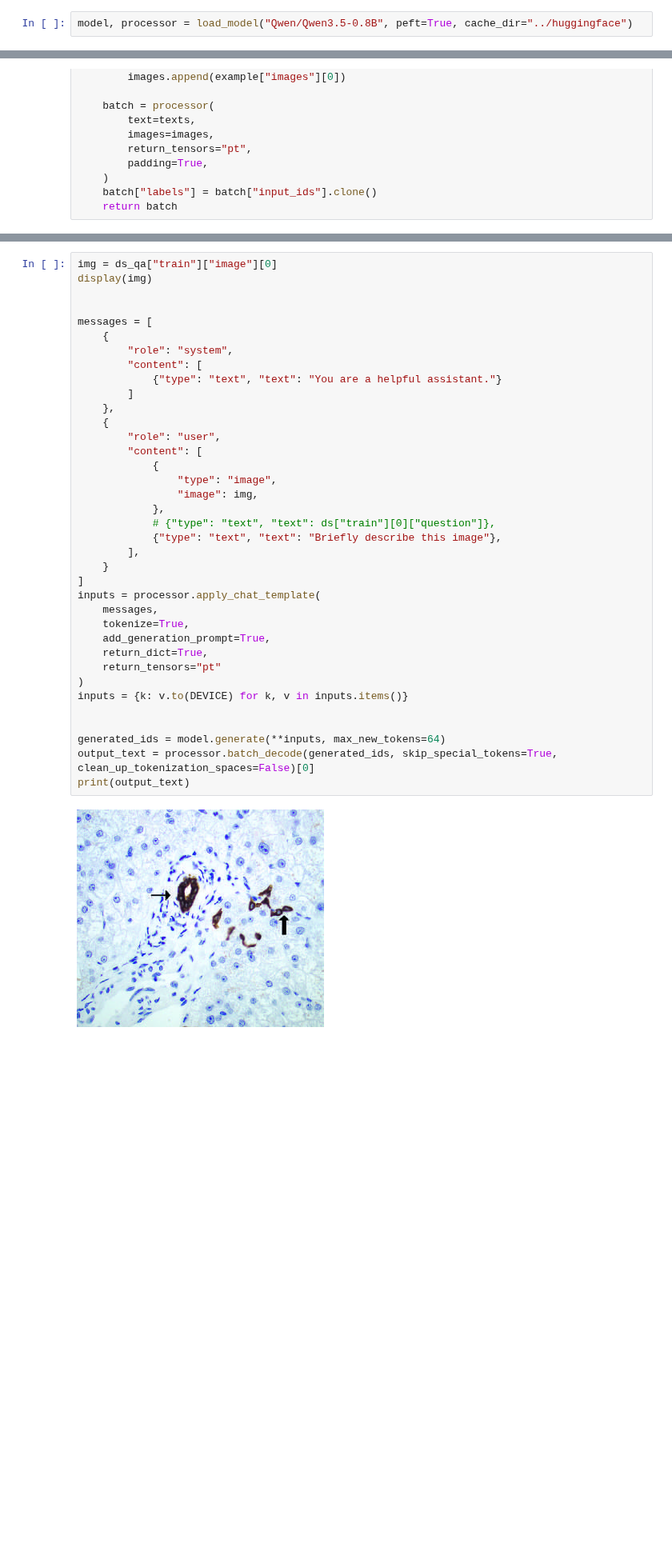
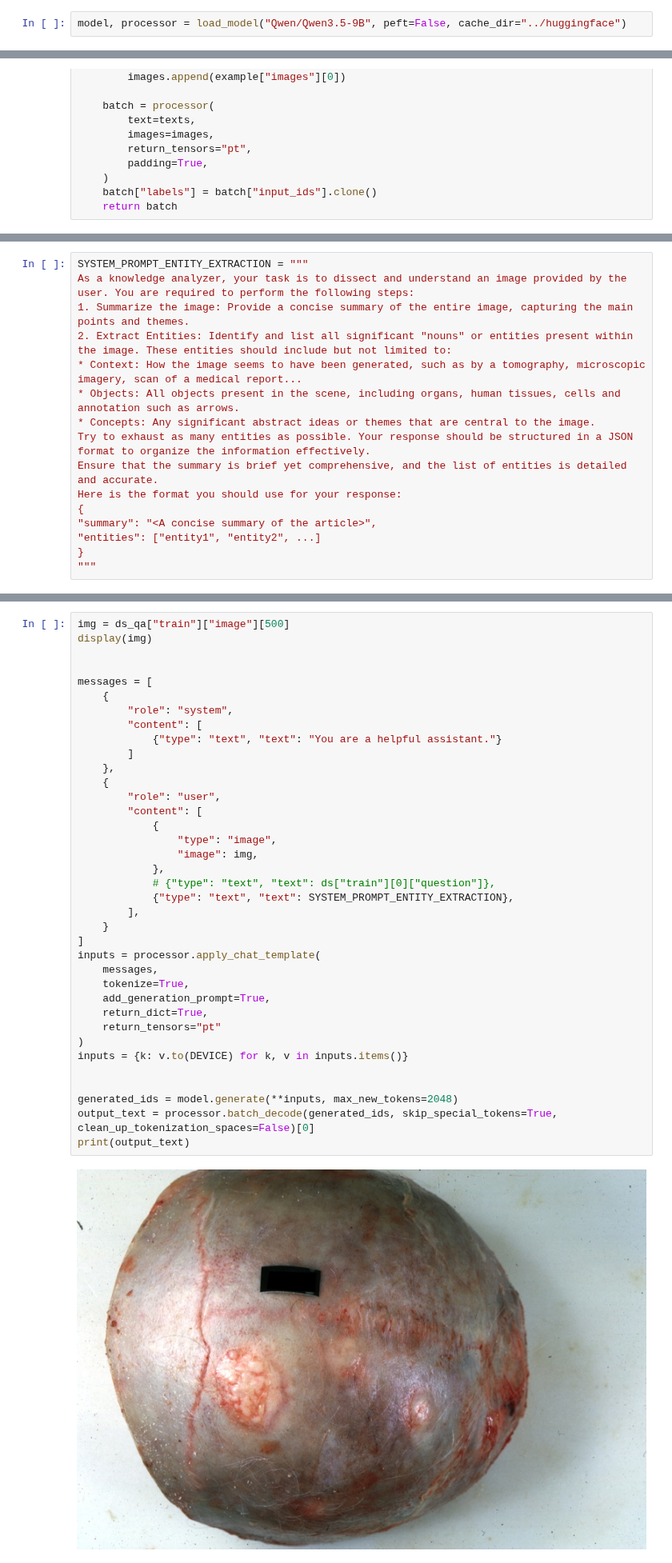
Before and after one commit to jpdonasolo/gen_ai, a Jupyter notebook: src/main.ipynb, the cells around one changed output, grey strips where cells are left out. Shown at 80% size. Drawn from its saved outputs; the diff is of its cells as text; blank space fills up the shorter version.

```diff
--- a/src/main.ipynb
+++ b/src/main.ipynb
@@ -23,7 +23,7 @@ cuda
 ds_qa = datasets.load_dataset("flaviagiammarino/path-vqa", cache_dir="../huggingface/")
 ds_pm = datasets.load_dataset("FreedomIntelligence/PubMedVision", "PubMedVision_Alignment_VQA", cache_dir="../huggingface/")
 # %%
-model, processor = load_model("Qwen/Qwen3.5-0.8B", peft=True, cache_dir="../huggingface")
+model, processor = load_model("Qwen/Qwen3.5-9B", peft=False, cache_dir="../huggingface")
 # %% [output]
 The fast path is not available because one of the required library is not installed. Falling back to torch implementation. To install follow https://github.com/fla-org/flash-linear-attention#installat ...
 # %%
@@ -119,0 +77,16 @@ trainer.train()
+# %%
+SYSTEM_PROMPT_ENTITY_EXTRACTION = """
+As a knowledge analyzer, your task is to dissect and understand an image provided by the user. You are required to perform the following steps:
+1. Summarize the image: Provide a concise summary of the entire image, capturing the main points and themes.
+2. Extract Entities: Identify and list all significant "nouns" or entities present within the image. These entities should include but not limited to:
+* Context: How the image seems to have been generated, such as by a tomography, microscopic imagery, scan of a medical report...
+* Objects: All objects present in the scene, including organs, human tissues, cells and annotation such as arrows.
+* Concepts: Any significant abstract ideas or themes that are central to the image.
+Try to exhaust as many entities as possible. Your response should be structured in a JSON format to organize the information effectively.
+Ensure that the summary is brief yet comprehensive, and the list of entities is detailed and accurate.
+Here is the format you should use for your response:
+{
+"summary": "<A concise summary of the article>",
+"entities": ["entity1", "entity2", ...]
+}
+"""
@@ -120,5 +104,5 @@ trainer.train()
 # %%
-img = ds_qa["train"]["image"][0]
+img = ds_qa["train"]["image"][500]
 display(img)
 
 
@@ -126,34 +110,34 @@ messages = [
     {
         "role": "system",
         "content": [
             {"type": "text", "text": "You are a helpful assistant."}
         ]
     },
     {
         "role": "user",
         "content": [
             {
                 "type": "image",
                 "image": img,
             },
             # {"type": "text", "text": ds["train"][0]["question"]},
-            {"type": "text", "text": "Briefly describe this image"},
+            {"type": "text", "text": SYSTEM_PROMPT_ENTITY_EXTRACTION},
         ],
     }
 ]
 inputs = processor.apply_chat_template(
     messages,
     tokenize=True,
     add_generation_prompt=True,
     return_dict=True,
     return_tensors="pt"
 )
 inputs = {k: v.to(DEVICE) for k, v in inputs.items()}
 
 
-generated_ids = model.generate(**inputs, max_new_tokens=64)
+generated_ids = model.generate(**inputs, max_new_tokens=2048)
 output_text = processor.batch_decode(generated_ids, skip_special_tokens=True, clean_up_tokenization_spaces=False)[0]
 print(output_text)
 # %% [output]
-[figure, old version]
+[figure, new version]
 Setting `pad_token_id` to `eos_token_id`:248044 for open-end generation.
```
Also changed, not shown: parts of 7 cells of this notebook, 3 other files.
